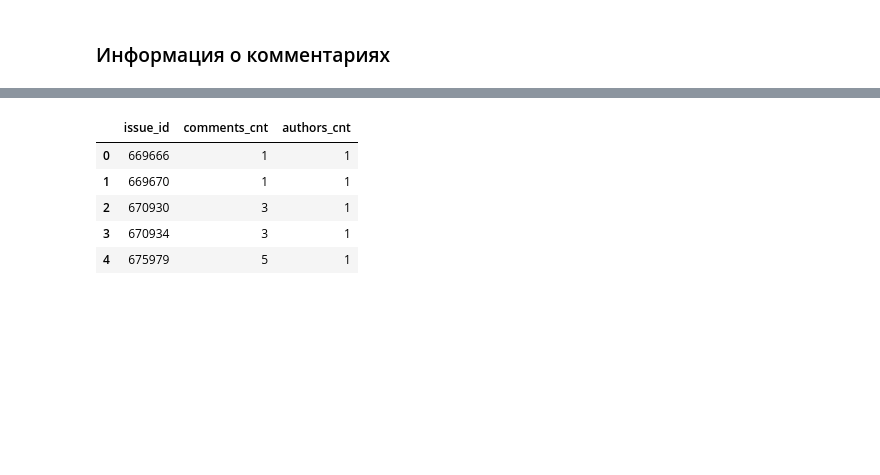
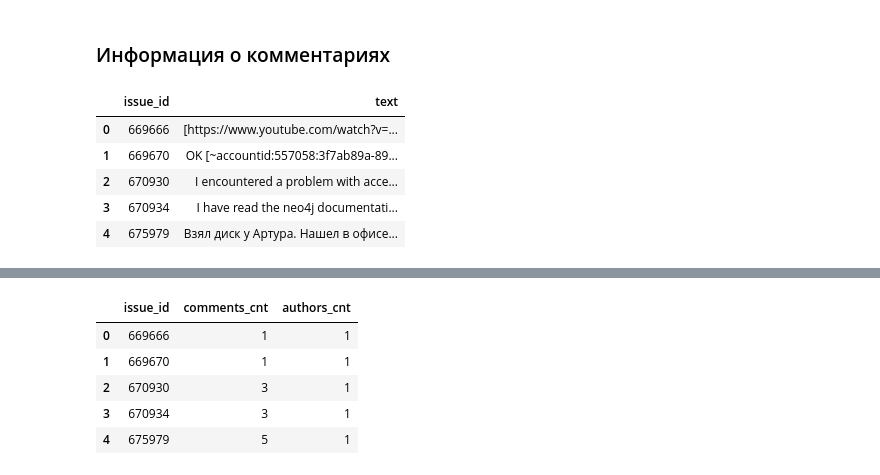
Before and after one commit to TayJen/hackathon_algu2022, a Jupyter notebook: H_ALGU_2022_Advance.ipynb, the cells around one changed output, grey strips where cells are left out. Drawn from its saved outputs; the diff is of its cells as text; code cells hidden in the pictures; blank space fills up the shorter version.

Commit message:
+comments text

```diff
--- a/H_ALGU_2022_Advance.ipynb
+++ b/H_ALGU_2022_Advance.ipynb
@@ -247,3 +244,13 @@ df.head()
 ### Информация о комментариях
 # %%
 df_coms = pd.read_csv("./data/train/train_comments.csv")
+# %%
+df_coms_text = df_coms.groupby('issue_id')['text'].sum().reset_index()
+df_coms_text.head()
+# %% [output]
+|  | issue_id | text |
+| 0 | 669666 | [https://www.youtube.com/watch?v=... |
+| 1 | 669670 | OK [~accountid:557058:3f7ab89a-89... |
+| 2 | 670930 | I encountered a problem with acce... |
+| 3 | 670934 | I have read the neo4j documentati... |
+| 4 | 675979 | Взял диск у Артура. Нашел в офисе... |
```
Also changed, not shown: parts of 29 cells of this notebook.
